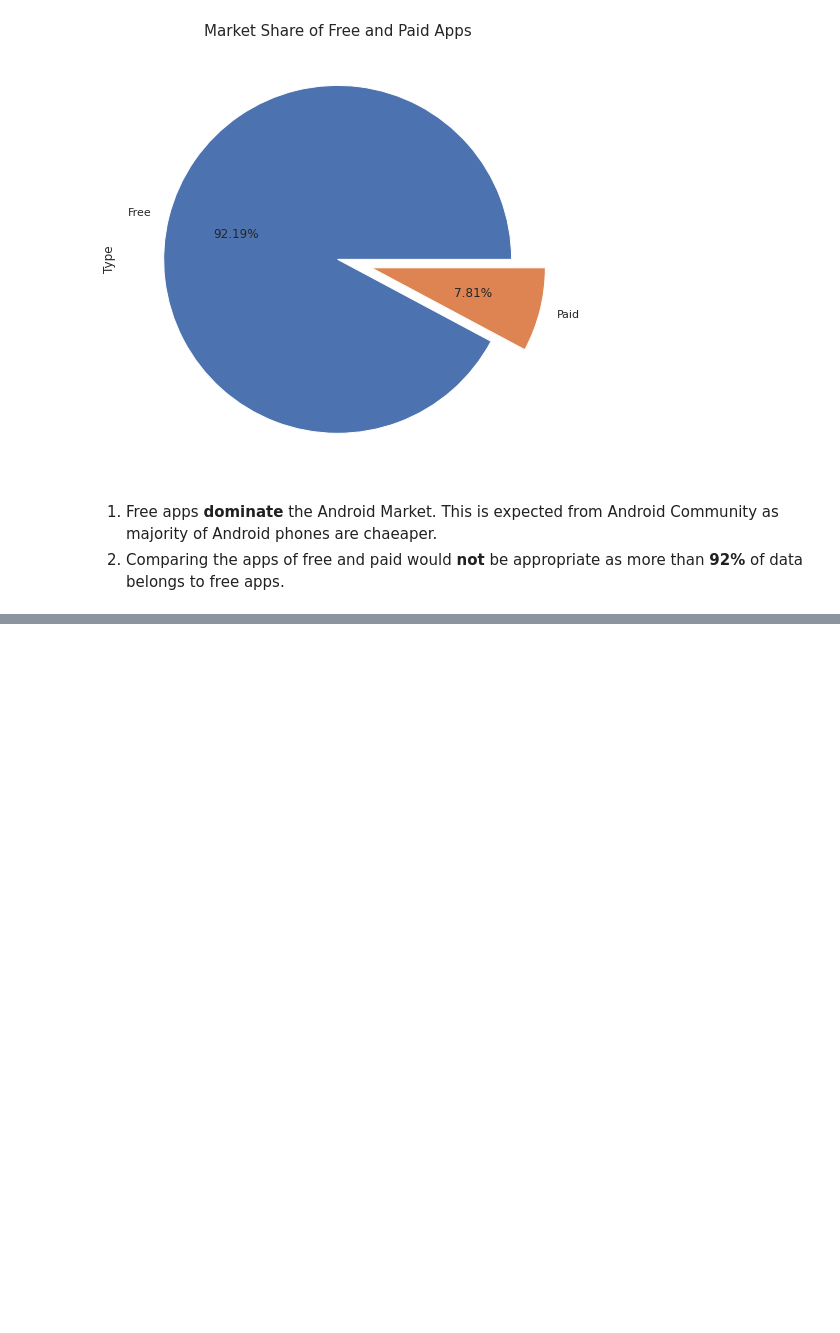
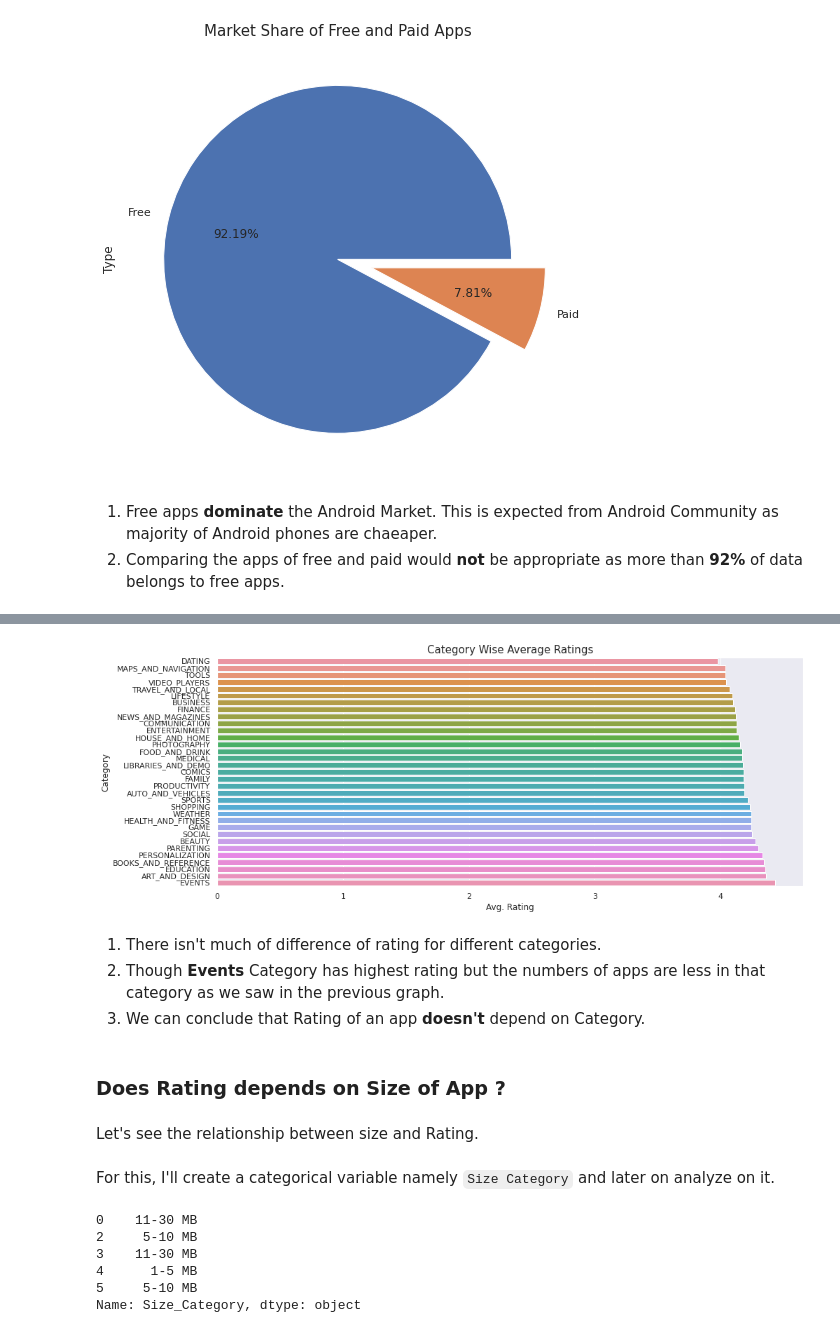
Before and after one commit to swarntam/Play_Store_App_Review_Analysis, a Jupyter notebook: Play_Store_App_Review_Analysis_Capstone_Project.ipynb, the cells around one changed output, grey strips where cells are left out. Saved outputs shown, nothing was run; the diff lists cells and outputs as text; code cells hidden in the pictures; blank space fills up the shorter version.

```diff
--- a/Play_Store_App_Review_Analysis_Capstone_Project.ipynb
+++ b/Play_Store_App_Review_Analysis_Capstone_Project.ipynb
@@ -897,0 +979,6 @@ plt.show()
+# %%
+# Getting the table of category wise ratings.
+avg_rat_table = data_df.groupby('Category')['Rating'].mean().reset_index()
+avg_rat_table.columns=['Category','Avg. Rating']
+avg_rat_table = avg_rat_table.sort_values(by='Avg. Rating')
+avg_rat_table.head()
@@ -897,0 +992,18 @@ plt.show()
+# %%
+# Visualizing the above table.
+plt.figure(figsize=(15,6))
+sns.barplot(y='Category',x='Avg. Rating',data=avg_rat_table)
+plt.title('Category Wise Average Ratings', size=15)
+plt.show()
+# %% [output]
+[figure, added]
+# %% [markdown]
+1. There isn't much of difference of rating for different categories.
+2. Though **Events** Category has highest rating but the numbers of apps are less in that category as we saw in the previous graph.
+3. We can conclude that Rating of an app **doesn't** depend on Category.
+# %% [markdown]
+### Does Rating depends on Size of App ?
+# %% [markdown]
+Let's see the relationship between size and Rating.
+# %% [markdown]
+For this, I'll create a categorical variable namely `Size Category` and later on analyze on it.
@@ -897,0 +1031,11 @@ plt.show()
+# %%
+# Applying the above function to get Size category.
+data_df['Size_Category'] = data_df['Size'].apply(size_category)
+data_df['Size_Category'].head()
+# %% [output]
+0    11-30 MB
+2     5-10 MB
+3    11-30 MB
+4      1-5 MB
+5     5-10 MB
+Name: Size_Category, dtype: object
```
Also changed, not shown: parts of 97 cells of this notebook.
